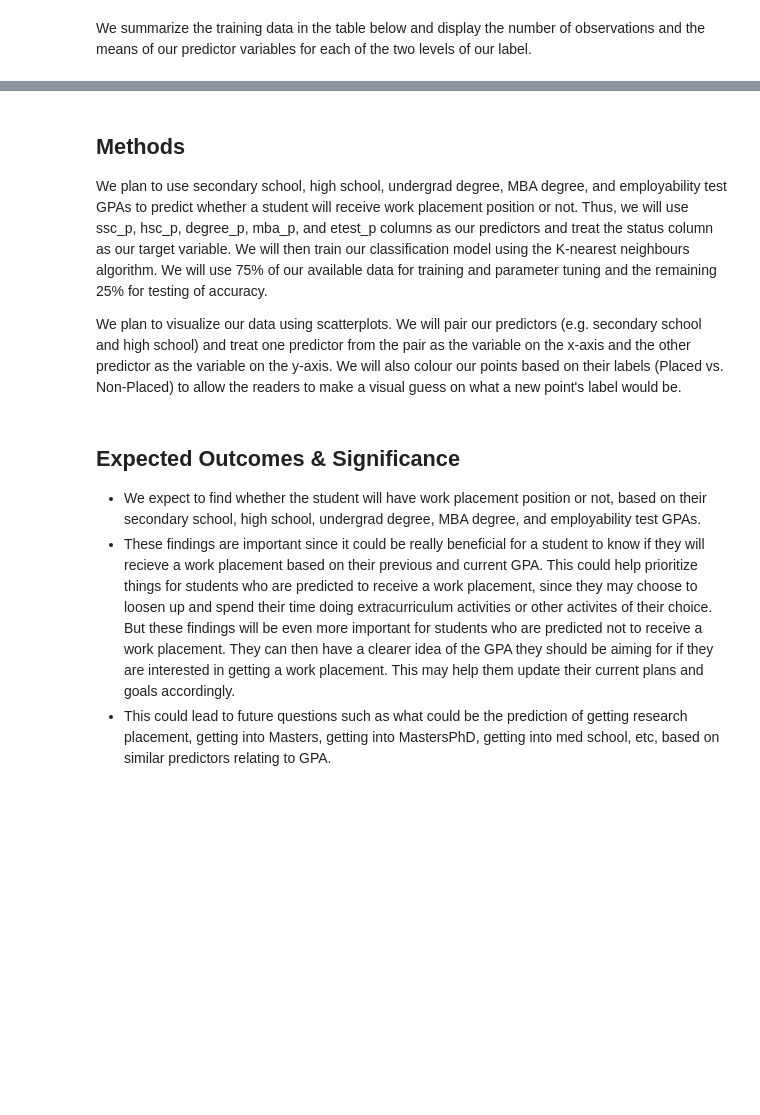
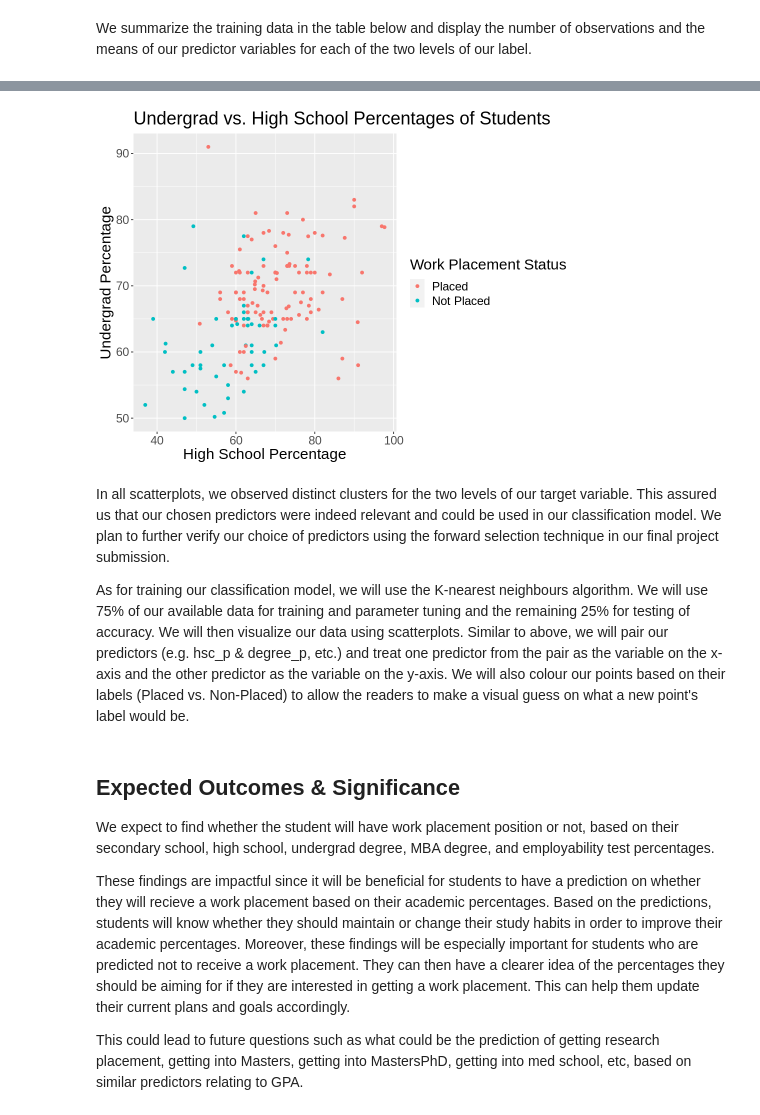
Before and after one commit to rmahinpei/dsci100-project, a Jupyter notebook: project-proposal.ipynb, the cells around one changed output, grey strips where cells are left out. Cells and saved outputs as stored; diff of their text form; code cells hidden in the pictures; blank space fills up the shorter version.

```diff
--- a/project-proposal.ipynb
+++ b/project-proposal.ipynb
@@ -138,10 +141,24 @@ plot
+# %%
+options(repr.plot.width = 8, repr.plot.height = 6)
+
+scatterplot <- ggplot(data_train, aes(x = hsc_p, y = degree_p, color = status)) +
+    geom_point() +
+    labs(color = "Work Placement Status") +
+    xlab("High School Percentage") +
+    ylab("Undergrad Percentage") +
+    ggtitle("Undergrad vs. High School Percentages of Students") +
+    theme(text = element_text(size = 18))
+scatterplot
+# %% [output]
+[figure, added]
 # %% [markdown]
-## Methods
-We plan to use secondary school, high school, undergrad degree, MBA degree, and employability test GPAs to predict whether a student will receive work placement position or not. Thus, we will use ssc_p, hsc_p, degree_p, mba_p, and etest_p columns as our predictors and treat the status column as our target variable. We will then train our classification model using the K-nearest neighbours algorithm. We will use 75% of our available data for training and parameter tuning and the remaining 25% for testing of accuracy.
+In all scatterplots, we observed distinct clusters for the two levels of our target variable. This assured us that our chosen predictors were indeed relevant and could be used in our classification model. We plan to further verify our choice of predictors using the forward selection technique in our final project submission.
 
-We plan to visualize our data using scatterplots. We will pair our predictors (e.g. secondary school and high school) and treat one predictor from the pair as the variable on the x-axis and the other predictor as the variable on the y-axis. We will also colour our points based on their labels (Placed vs. Non-Placed) to allow the readers to make a visual guess on what a new point's label would be.
+As for training our classification model, we will use the K-nearest neighbours algorithm. We will use 75% of our available data for training and parameter tuning and the remaining 25% for testing of accuracy. We will then visualize our data using scatterplots. Similar to above, we will pair our predictors (e.g. hsc_p & degree_p, etc.) and treat one predictor from the pair as the variable on the x-axis and the other predictor as the variable on the y-axis. We will also colour our points based on their labels (Placed vs. Non-Placed) to allow the readers to make a visual guess on what a new point's label would be.
 # %% [markdown]
 ## Expected Outcomes & Significance
-* We expect to find whether the student will have work placement position or not, based on their secondary school, high school, undergrad degree, MBA degree, and employability test GPAs.
-* These findings are important since it could be really beneficial for a student to know if they will recieve a work placement based on their previous and current GPA. This could help prioritize things for students who are predicted to receive a work placement, since they may choose to loosen up and spend their time doing extracurriculum activities or other activites of their choice. But these findings will be even more important for students who are predicted not to receive a work placement. They can then have a clearer idea of the GPA they should be aiming for if they are interested in getting a work placement. This may help them update their current plans and goals accordingly.
-* This could lead to future questions such as what could be the prediction of getting research placement, getting into Masters, getting into MastersPhD, getting into med school, etc, based on similar predictors relating to GPA.
+We expect to find whether the student will have work placement position or not, based on their secondary school, high school, undergrad degree, MBA degree, and employability test percentages.
+
+These findings are impactful since it will be beneficial for students to have a prediction on whether they will recieve a work placement based on their academic percentages. Based on the predictions, students will know whether they should maintain or change their study habits in order to improve their academic percentages. Moreover, these findings will be especially important for students who are predicted not to receive a work placement. They can then have a clearer idea of the  percentages they should be aiming for if they are interested in getting a work placement. This can help them update their current plans and goals accordingly.
+
+This could lead to future questions such as what could be the prediction of getting research placement, getting into Masters, getting into MastersPhD, getting into med school, etc, based on similar predictors relating to GPA.
```
Also changed, not shown: parts of 7 cells of this notebook.
